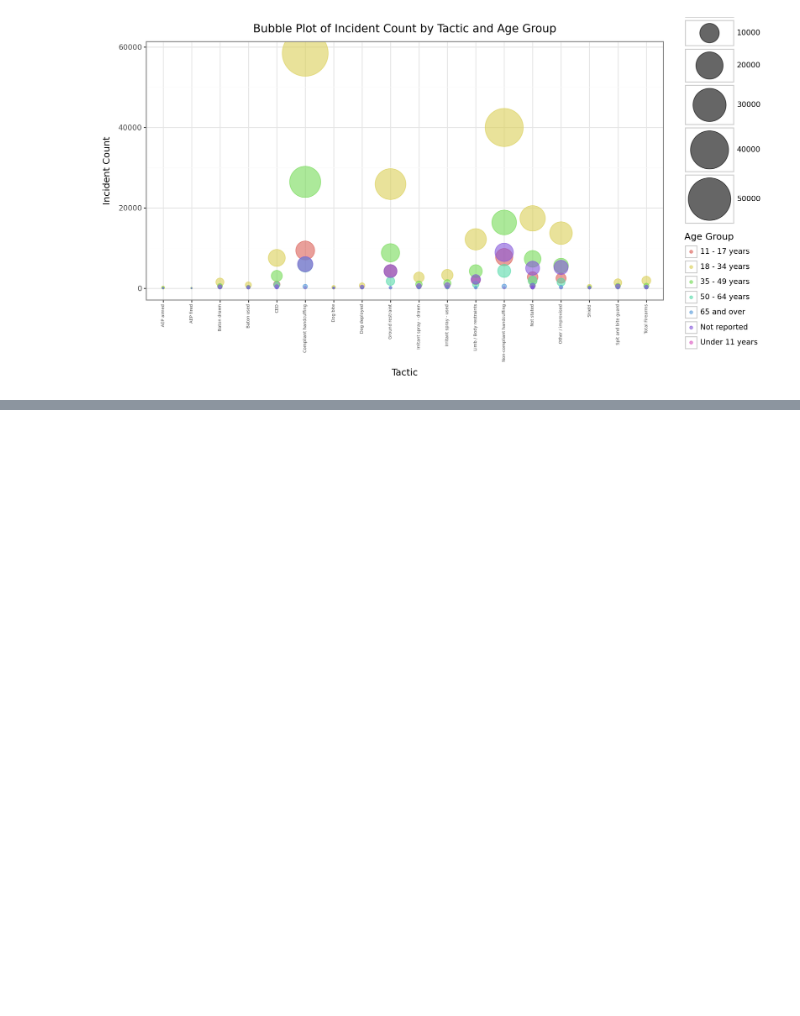
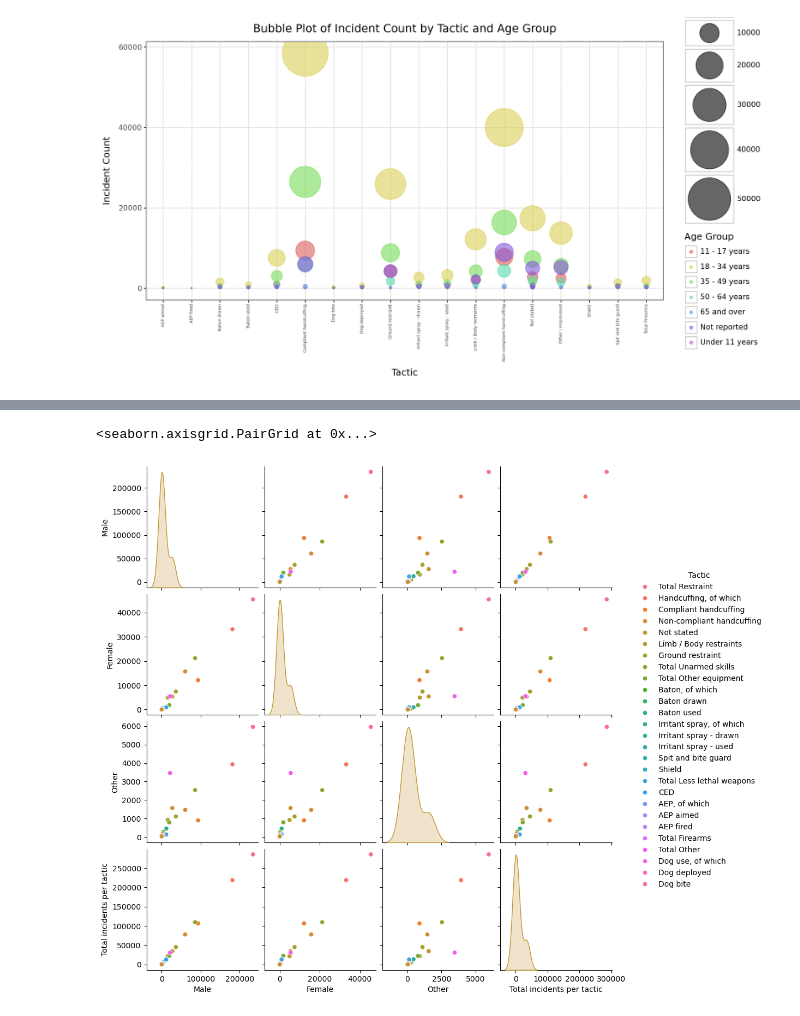
Before and after one commit to HarveyDudley/VisualisationCW2740076443, a Jupyter notebook: Visualisation Police Notebook.ipynb, the cells around one changed output, grey strips where cells are left out. Saved outputs shown, nothing was run; the diff lists cells and outputs as text; code cells hidden in the pictures; blank space fills up the shorter version.

```diff
--- a/Visualisation Police Notebook.ipynb
+++ b/Visualisation Police Notebook.ipynb
@@ -625,0 +659,6 @@ Age_Long_DF_Bubble
+# %%
+Gender_DF['Other'] = Gender_DF['Other'] + Gender_DF['Not reported']
+# %%
+Gender_DF = Gender_DF.drop(columns=['Not reported'])
+# %%
+Gender_DF = Gender_DF.drop([0,1,2])
@@ -625,0 +685,2 @@ Age_Long_DF_Bubble
+# %%
+Gender_DF = Gender_DF.drop([44])
@@ -625,0 +730,5 @@ Age_Long_DF_Bubble
+# %%
+sns.pairplot(data = Gender_DF, hue = 'Tactic')
+# %% [output]
+<seaborn.axisgrid.PairGrid at 0x...>
+[figure, added]
```
Also changed, not shown: parts of 101 cells of this notebook, 2 other files.
